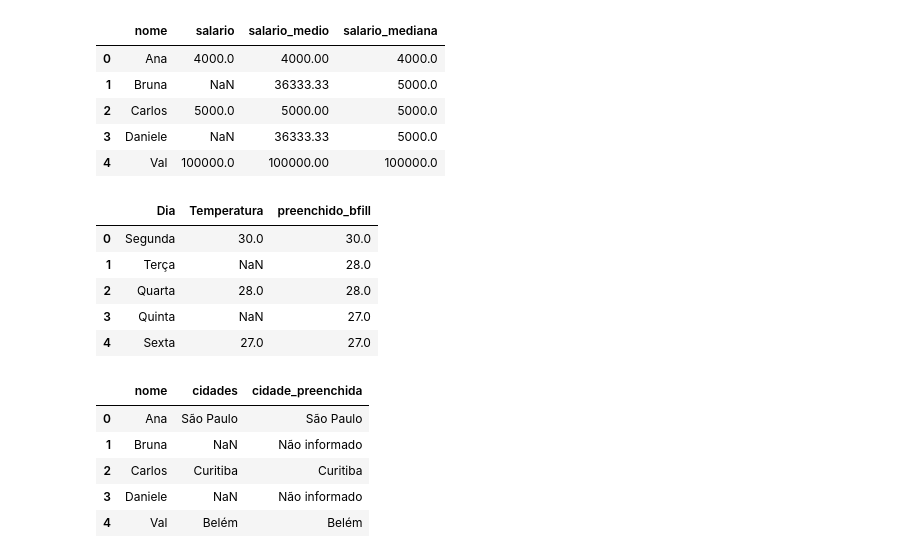
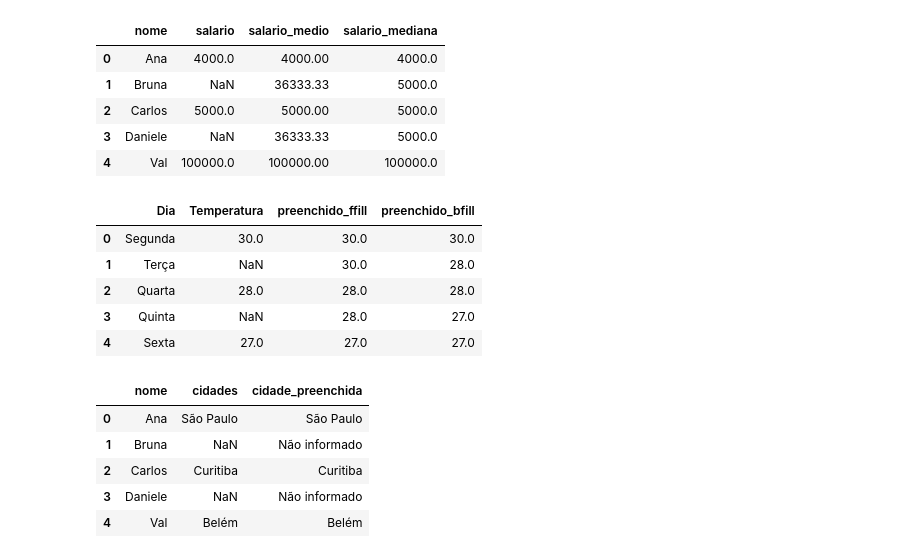
Before and after one commit to PrangeGabriel/Imersao-de-dados-python, a Jupyter notebook: Imersão_de_dados_com_python.ipynb, the cells around one changed output. Cells and saved outputs as stored; diff of their text form; code cells hidden in the pictures.

```diff
--- a/Imersão_de_dados_com_python.ipynb
+++ b/Imersão_de_dados_com_python.ipynb
@@ -313,22 +314,22 @@ df_salarios
 # %%
 df_temperaturas = pd.DataFrame({
     "Dia": ["Segunda","Terça","Quarta","Quinta","Sexta"],
     "Temperatura": [30, np.nan, 28, np.nan, 27]
 })
 '''método ffill()  forward fill preenche com o proximo valor
  e o método bfill() back fill preenche com o valor anterior.
 '''
 
-#df_temperaturas["preenchido_ffill"] = df_temperaturas["Temperatura"].ffill()
+df_temperaturas["preenchido_ffill"] = df_temperaturas["Temperatura"].ffill()
 df_temperaturas["preenchido_bfill"] = df_temperaturas["Temperatura"].bfill()
 df_temperaturas
 # %% [output]
-|  | Dia | Temperatura | preenchido_bfill |
-| 0 | Segunda | 30.0 | 30.0 |
-| 1 | Terça | NaN | 28.0 |
-| 2 | Quarta | 28.0 | 28.0 |
-| 3 | Quinta | NaN | 27.0 |
-| 4 | Sexta | 27.0 | 27.0 |
+|  | Dia | Temperatura | preenchido_ffill | preenchido_bfill |
+| 0 | Segunda | 30.0 | 30.0 | 30.0 |
+| 1 | Terça | NaN | 30.0 | 28.0 |
+| 2 | Quarta | 28.0 | 28.0 | 28.0 |
+| 3 | Quinta | NaN | 28.0 | 27.0 |
+| 4 | Sexta | 27.0 | 27.0 | 27.0 |
 # %%
 df_cidades = pd.DataFrame({
     'nome': ['Ana', 'Bruna', 'Carlos','Daniele','Val'],
```
Also changed, not shown: parts of 8 cells of this notebook.
